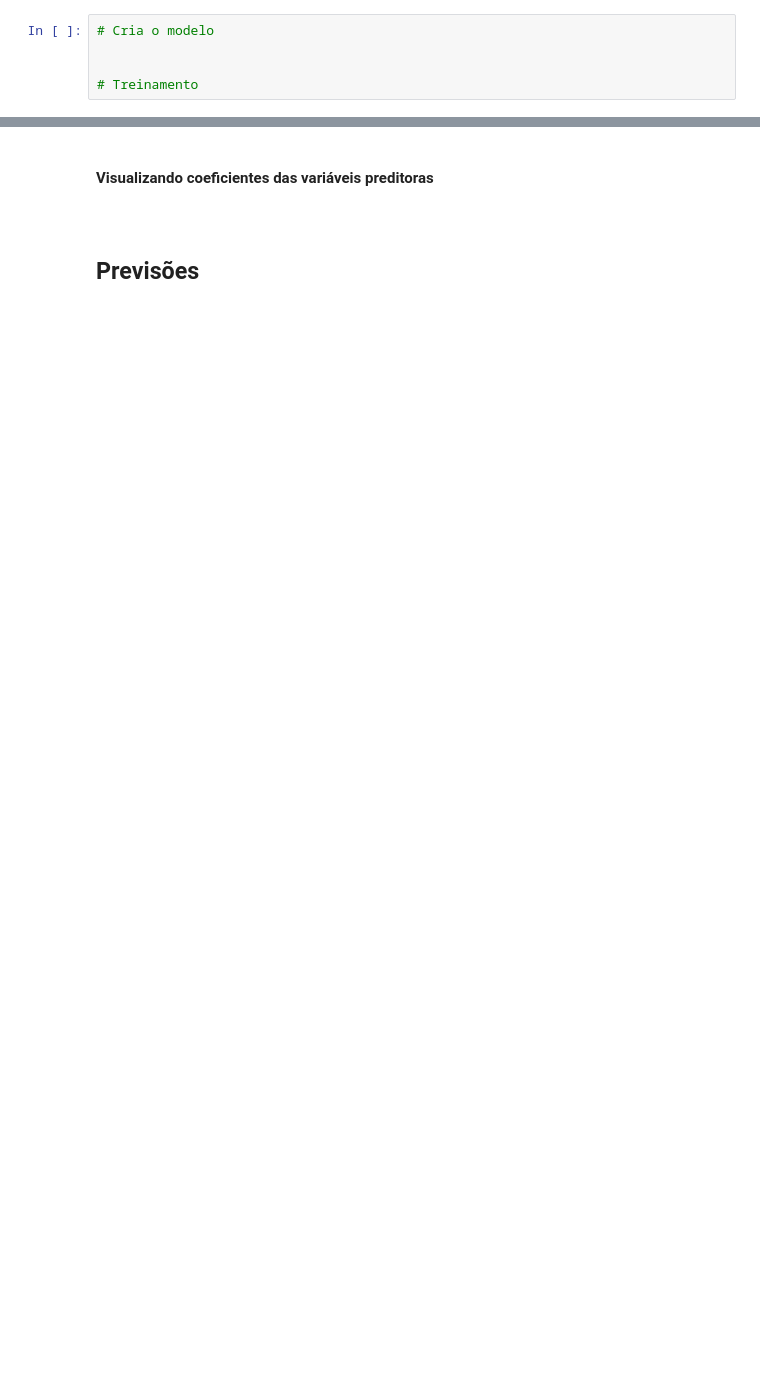
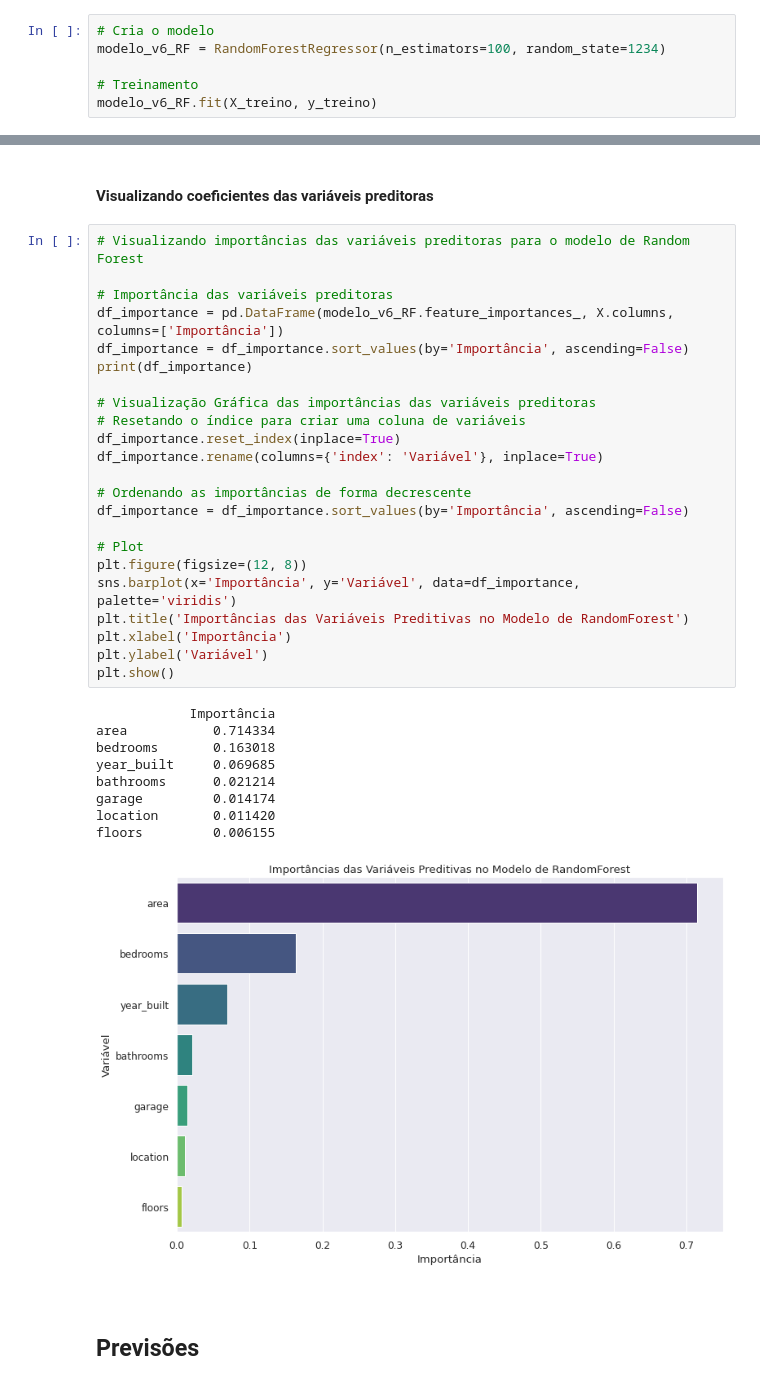
Before and after one commit to EduardoBran/Python_-_Machine_Learning_-_Projetos_Regressao_e_Classificacao, a Jupyter notebook: 1.Projeto_Regressao_-_Prevendo_Valor_Propriedades_Imobiliarias.ipynb, the cells around one changed output, grey strips where cells are left out. Saved outputs shown, nothing was run; the diff lists cells and outputs as text; blank space fills up the shorter version.

Commit message:
criando e avaliando modelos de machine learning - parte 2

```diff
--- a/1.Projeto_Regressao_-_Prevendo_Valor_Propriedades_Imobiliarias.ipynb
+++ b/1.Projeto_Regressao_-_Prevendo_Valor_Propriedades_Imobiliarias.ipynb
@@ -1607,6 +1607,7 @@ display(df_modelos)
 ### Criação e Treinamento do Modelo
 # %%
 # Cria o modelo
-
+modelo_v6_RF = RandomForestRegressor(n_estimators=100, random_state=1234)
 
 # Treinamento
+modelo_v6_RF.fit(X_treino, y_treino)
@@ -1613,5 +1616,38 @@ display(df_modelos)
 # %% [markdown]
 #### Visualizando coeficientes das variáveis preditoras
+# %%
+# Visualizando importâncias das variáveis preditoras para o modelo de Random Forest
+
+# Importância das variáveis preditoras
+df_importance = pd.DataFrame(modelo_v6_RF.feature_importances_, X.columns, columns=['Importância'])
+df_importance = df_importance.sort_values(by='Importância', ascending=False)
+print(df_importance)
+
+# Visualização Gráfica das importâncias das variáveis preditoras
+# Resetando o índice para criar uma coluna de variáveis
+df_importance.reset_index(inplace=True)
+df_importance.rename(columns={'index': 'Variável'}, inplace=True)
+
+# Ordenando as importâncias de forma decrescente
+df_importance = df_importance.sort_values(by='Importância', ascending=False)
+
+# Plot
+plt.figure(figsize=(12, 8))
+sns.barplot(x='Importância', y='Variável', data=df_importance, palette='viridis')
+plt.title('Importâncias das Variáveis Preditivas no Modelo de RandomForest')
+plt.xlabel('Importância')
+plt.ylabel('Variável')
+plt.show()
+# %% [output]
+            Importância
+area           0.714334
+bedrooms       0.163018
+year_built     0.069685
+bathrooms      0.021214
+garage         0.014174
+location       0.011420
+floors         0.006155
+[figure, added]
 # %% [markdown]
 <br>
 
```
Also changed, not shown: parts of 53 cells of this notebook, 6 other files.
